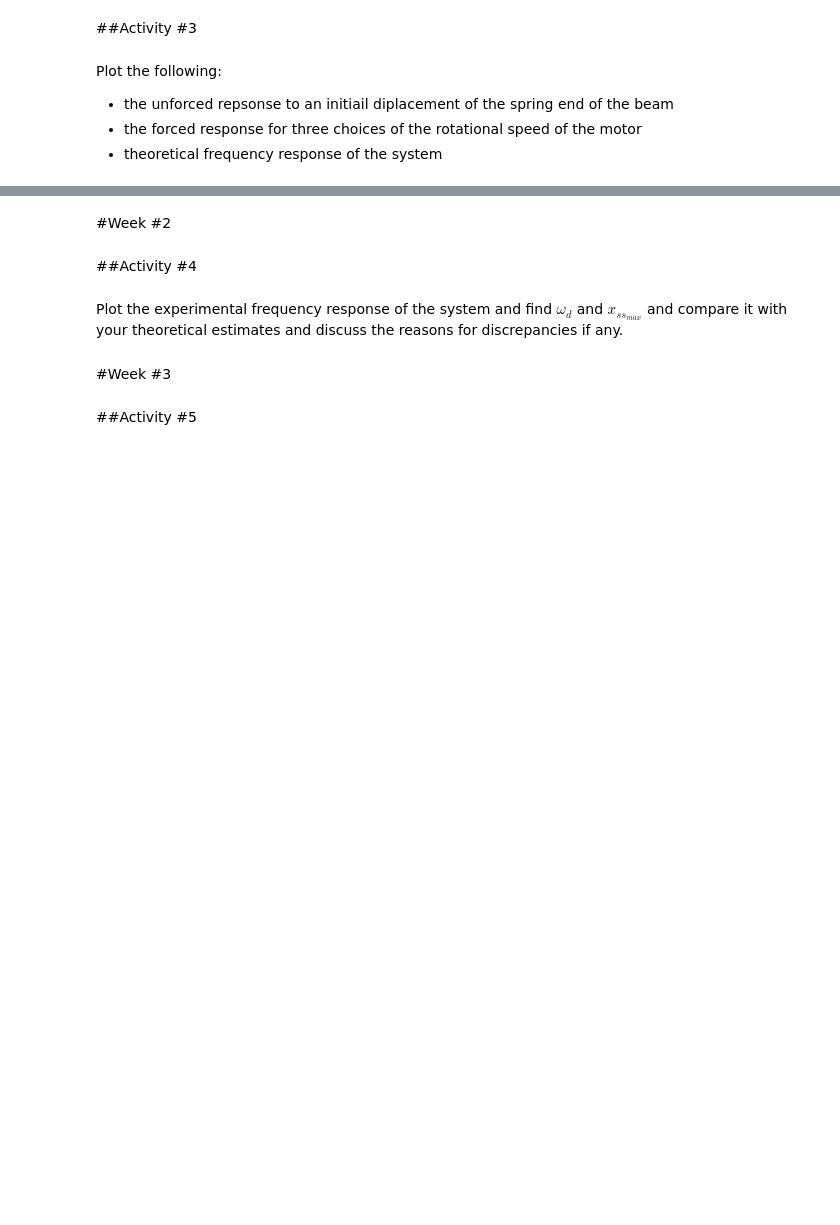
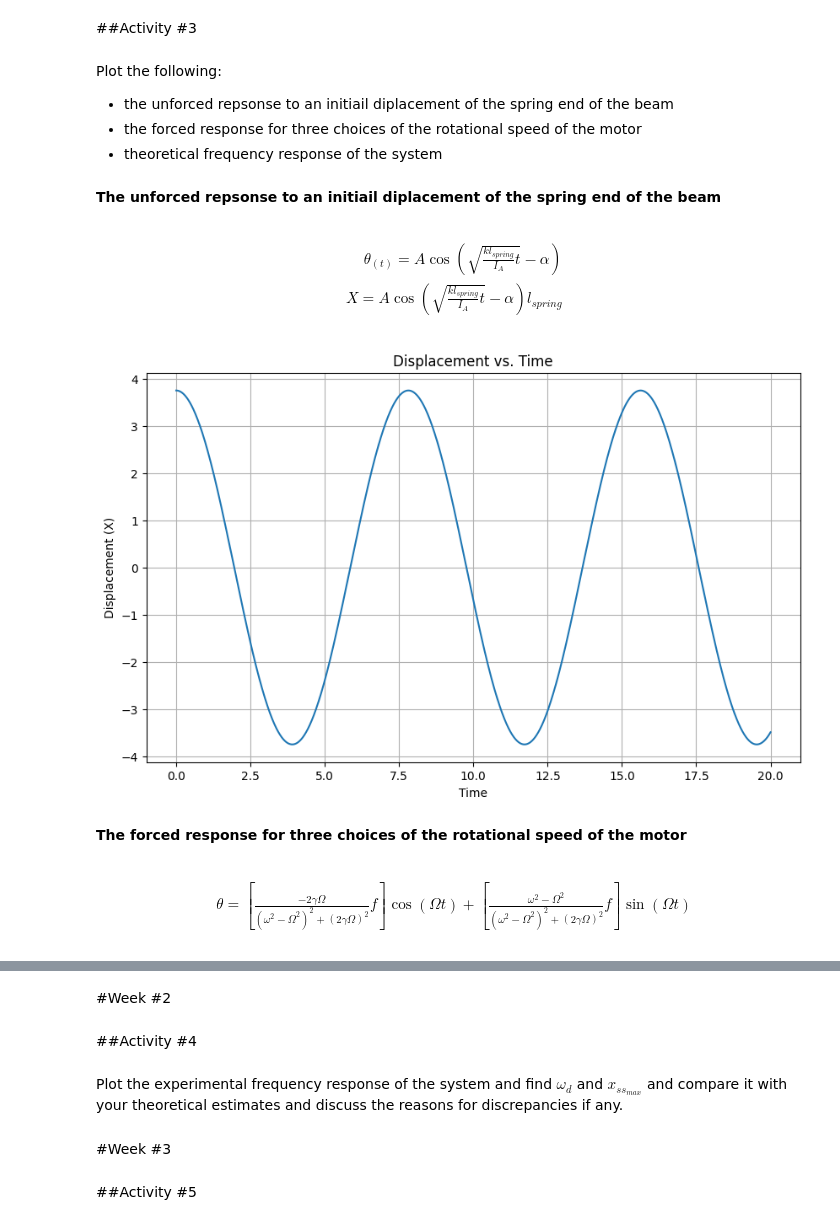
Before and after one commit to KavinduLakshan/KavinduLakshan.github.io, a Jupyter notebook: E_18_190_ME421_Vibration_Activity_Oct_2023.ipynb, the cells around one changed output, grey strips where cells are left out. Drawn from its saved outputs; the diff is of its cells as text; code cells hidden in the pictures; blank space fills up the shorter version.

```diff
--- a/E_18_190_ME421_Vibration_Activity_Oct_2023.ipynb
+++ b/E_18_190_ME421_Vibration_Activity_Oct_2023.ipynb
@@ -30,3 +170,10 @@ Plot the following:
 * the unforced repsonse to an initiail diplacement of the spring end of the beam
 * the forced response for three choices of the rotational speed of the motor
 * theoretical frequency response of the system
+# %% [markdown]
+**The unforced repsonse to an initiail diplacement of the spring end of the beam**
+# %% [markdown]
+\begin{align}
+\theta_{(t)} = A\cos\left( \sqrt{\frac{kl_{spring}}{I_A}t}-\alpha \right) \\
+X=A\cos\left( \sqrt{\frac{kl_{spring}}{I_A}t}-\alpha \right) l_{spring}
+\end{align}
@@ -32,0 +183,25 @@ Plot the following:
+# %%
+A = 5
+k = 1.0
+l_spring = 0.750
+I_A = 1.16
+alpha = 0.0
+t = np.linspace(0, 20, 2000)
+# %%
+X = A * np.cos(np.sqrt(k * l_spring / I_A) * t - alpha) * l_spring
+# %%
+plt.figure(figsize=(10, 6))
+plt.plot(t, X)
+plt.xlabel('Time')
+plt.ylabel('Displacement (X)')
+plt.title('Displacement vs. Time')
+plt.grid(True)
+plt.show()
+# %% [output]
+[figure, added]
+# %% [markdown]
+**The forced response for three choices of the rotational speed of the motor**
+# %% [markdown]
+\begin{align}
+\theta=[\frac{-2\gamma \Omega}{(\omega^2-\Omega^2)^2+(2\gamma\Omega)^2}f]\cos(\Omega t)+[\frac{\omega^2-\Omega^2}{(\omega^2-\Omega^2)^2+(2\gamma\Omega)^2}f]\sin(\Omega t)
+\end{align}
```
Also changed, not shown: parts of 20 cells of this notebook.
